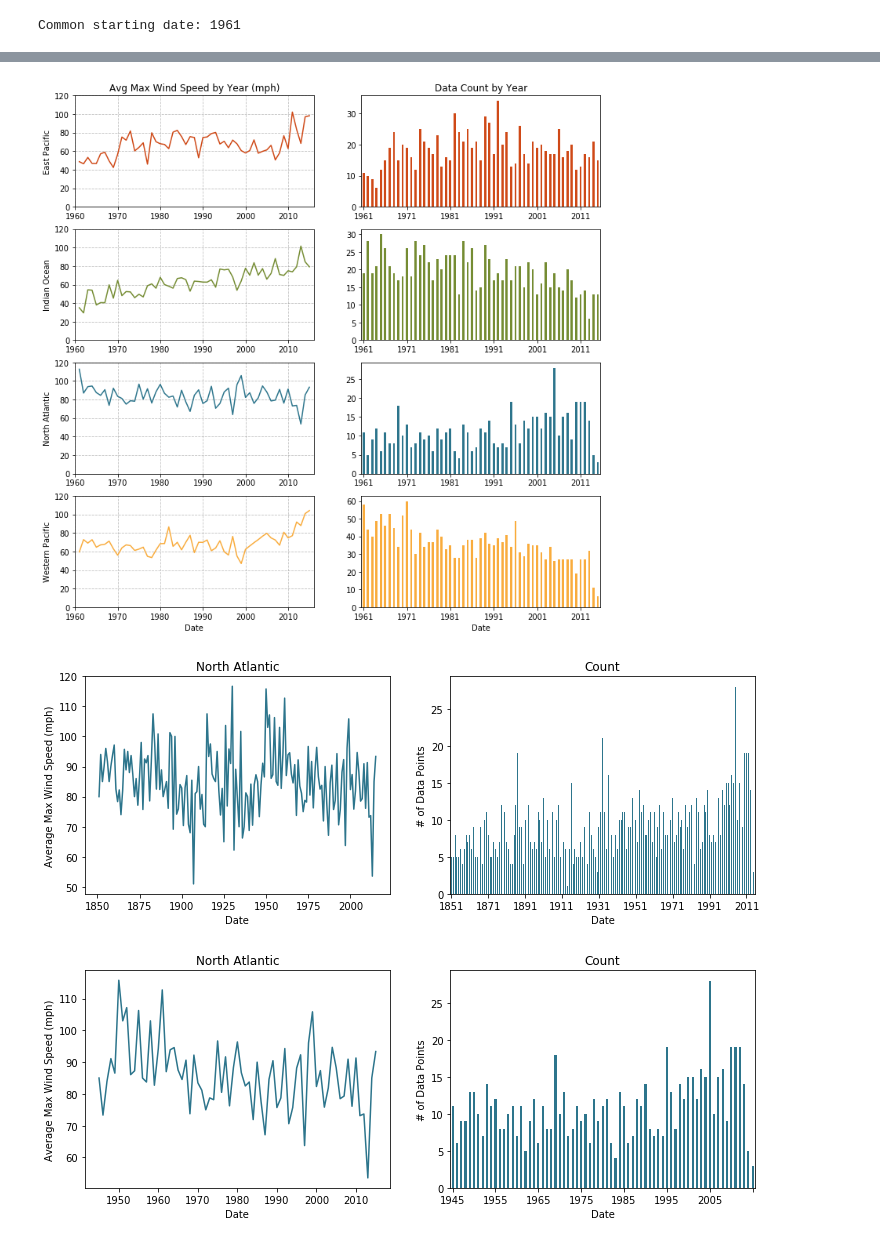
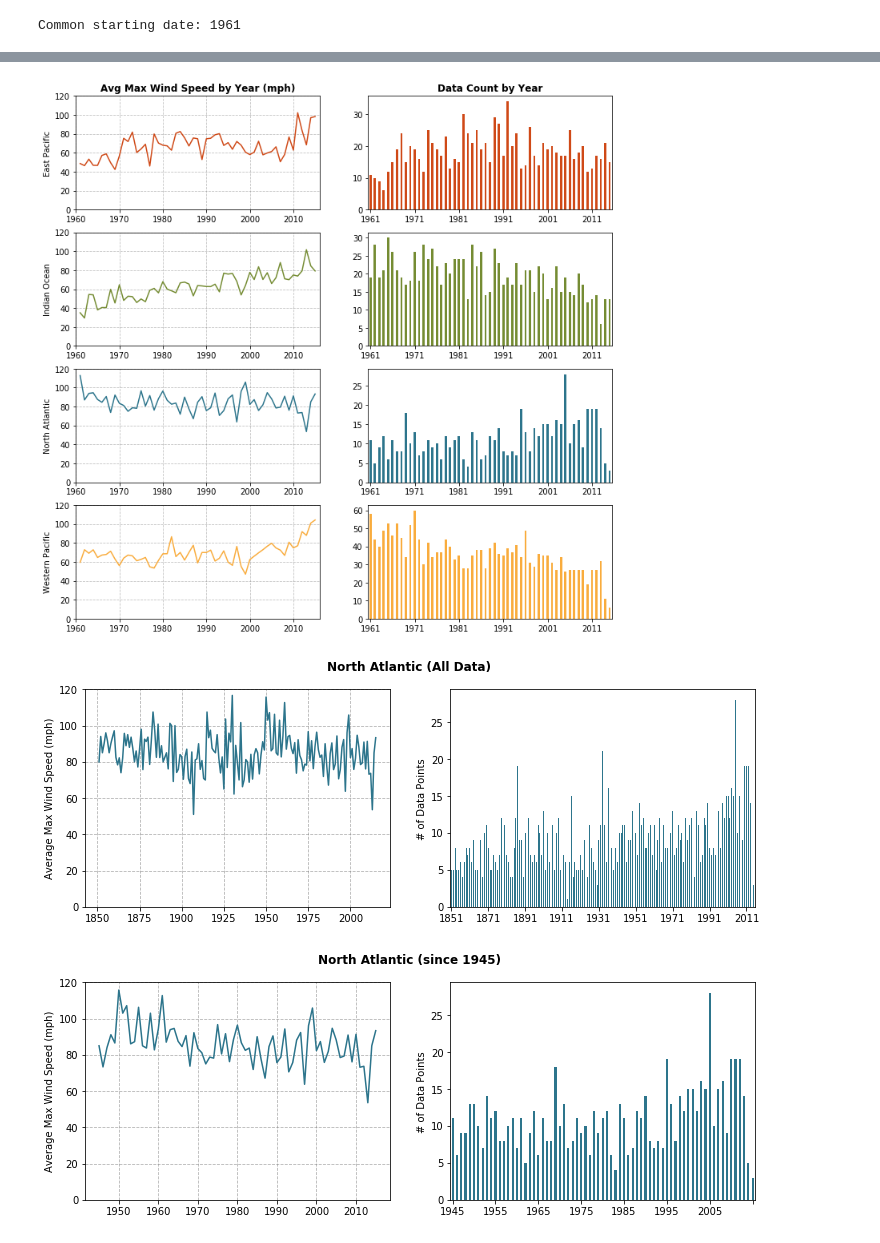
Before and after one commit to douglasdaly/hurricanes, a Jupyter notebook: notebooks/2_wunderground_processed_data_research.ipynb, the cells around one changed output, grey strips where cells are left out. Saved outputs shown, nothing was run; the diff lists cells and outputs as text; code cells hidden in the pictures.

```diff
--- a/notebooks/2_wunderground_processed_data_research.ipynb
+++ b/notebooks/2_wunderground_processed_data_research.ipynb
@@ -183,50 +185,53 @@ for reg in reg_avgmaxwind.columns:
 
     i += 1
 
-axs[0][0].set_title('Avg Max Wind Speed by Year (mph)')
-axs[0][1].set_title('Data Count by Year')
-axs[-1][0].set_xlabel('Date')
-axs[-1][1].set_xlabel('Date')
+axs[0][0].set_title('Avg Max Wind Speed by Year (mph)', fontweight='bold')
+axs[0][1].set_title('Data Count by Year', fontweight='bold')
+axs[-1][0].set_xlabel('')
+axs[-1][1].set_xlabel('')
 
 fig.savefig(os.path.join(media_dir, 'avg_max_winds_by_region.png'), dpi=output_dpi)
 plt.show();
 # %% [output]
-[figure, old version]
+[figure, new version]
 # %%
 # - North Atlantic Specific Focus
 allyr_avgmaxwind = region_yearly_df.groupby(['Region', start_dates.year], axis=0) \
                                    .mean().loc[:, 'Max Winds'].unstack('Region')
 allyr_counts = region_yearly_df.groupby(['Region', start_dates.year], axis=0) \
                                .count().loc[:, 'Max Winds'].unstack('Region')
 
 fig, axs = plt.subplots(nrows=1, ncols=2,
                         figsize=(figsize_width, figsize_height/2))
 
 ax = axs[0]
 allyr_avgmaxwind.loc[:, 'North Atlantic'].plot(ax=ax, color=color_dict['North Atlantic'])
 
-ax.set_title('North Atlantic')
+ax.set_ylim(0, 120)
+ax.grid(True, color='grey', alpha=0.6, linestyle='--')
+ax.set_title('')
 ax.set_ylabel('Average Max Wind Speed (mph)')
-ax.set_xlabel('Date')
+ax.set_xlabel('')
 
 ax = axs[1]
 allyr_counts.loc[:, 'North Atlantic'].plot(ax=ax, kind='bar', label='Count',
                                            color=color_dict['North Atlantic'])
 
 disp_mult = 20
 ax.xaxis.set_major_locator(plt.MultipleLocator(disp_mult))
 ax.xaxis.set_ticklabels([allyr_counts.index[0]] +
                         list(range(allyr_counts.index[0], 2015, disp_mult)),
                         rotation=0)
-ax.set_title('Count')
+ax.set_title('')
 ax.set_ylabel('# of Data Points')
-ax.set_xlabel('Date')
+ax.set_xlabel('')
 
+fig.suptitle('North Atlantic (All Data)', fontweight='bold')
 fig.savefig(os.path.join(media_dir, 'north_atlantic_max_wind_speed_all.png'),
             dpi=output_dpi)
 plt.show();
 # %% [output]
-[figure, old version]
+[figure, new version]
 # %%
 # - 1945 Onward for North Atlantic
 fig, axs = plt.subplots(nrows=1, ncols=2, figsize=(figsize_width, figsize_height/2))
@@ -235,9 +240,11 @@ ax = axs[0]
 allyr_avgmaxwind.loc[1945:, 'North Atlantic'].plot(ax=ax,
                                                    color=color_dict['North Atlantic'])
 
-ax.set_title('North Atlantic')
+ax.set_ylim(0, 120)
+ax.grid(True, color='grey', alpha=0.6, linestyle='--')
+ax.set_title('')
 ax.set_ylabel('Average Max Wind Speed (mph)')
-ax.set_xlabel('Date')
+ax.set_xlabel('')
 
 ax = axs[1]
 allyr_counts.loc[1945:, 'North Atlantic'].plot(ax=ax, kind='bar', label='Count',
@@ -247,15 +254,16 @@ disp_mult = 10
 ax.xaxis.set_major_locator(plt.MultipleLocator(disp_mult))
 ax.xaxis.set_ticklabels([1945] + list(range(1945, 2015, disp_mult)),
                         rotation=0)
-ax.set_title('Count')
+ax.set_title('')
 ax.set_ylabel('# of Data Points')
-ax.set_xlabel('Date')
+ax.set_xlabel('')
 
+fig.suptitle('North Atlantic (since 1945)', fontweight='bold')
 fig.savefig(os.path.join(media_dir, 'north_atlantic_max_wind_speed_1945.png'),
             dpi=output_dpi)
 plt.show();
 # %% [output]
-[figure, old version]
+[figure, new version]
 # %%
 # - Tack on IsHurricane Columns to Regional-Yearly data
 def _classify_helper(storm_name):
```
Also changed, not shown: parts of 7 cells of this notebook, 8 other files.
